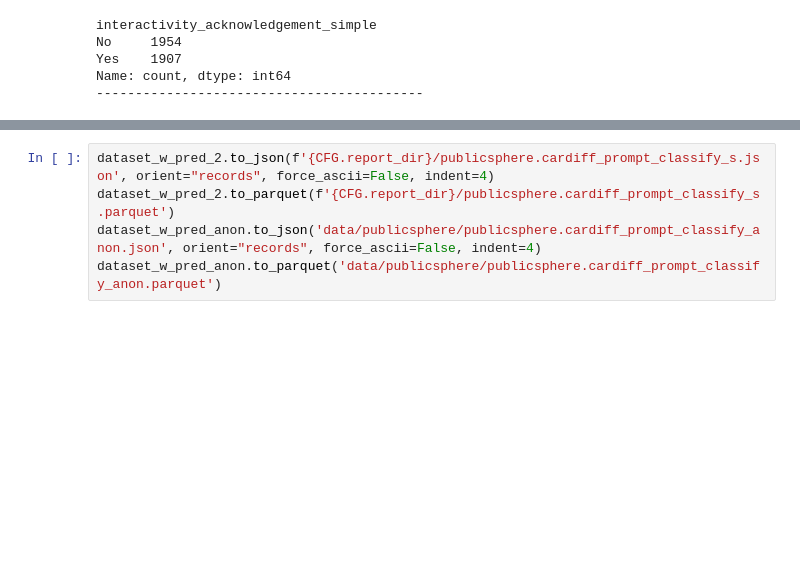
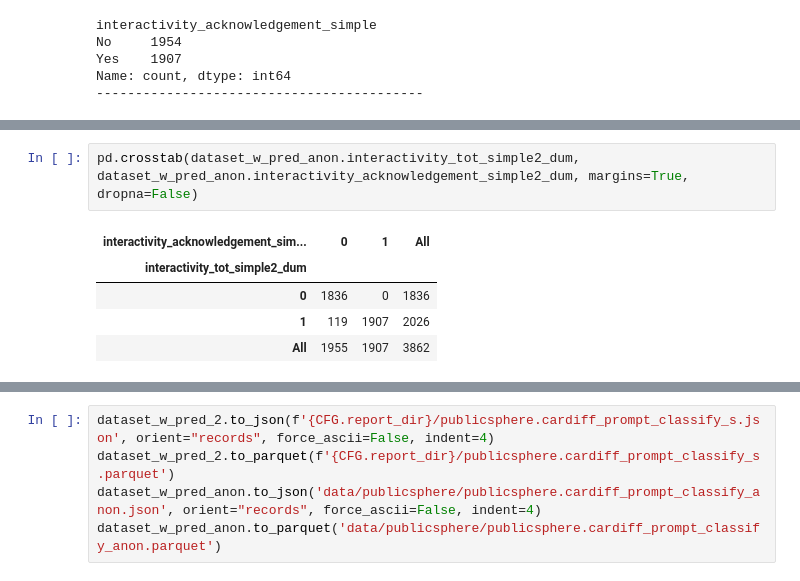
Before and after one commit to cl-trier/TWON-Exploration, a Jupyter notebook: 26--Classify PublicSphere-benchmark.ipynb, the cells around one changed output, grey strips where cells are left out. Drawn from its saved outputs; the diff is of its cells as text; blank space fills up the shorter version.

```diff
--- a/26--Classify PublicSphere-benchmark.ipynb
+++ b/26--Classify PublicSphere-benchmark.ipynb
@@ -999,0 +1095,8 @@ dataset_w_pred_anon.loc[:, 'interactivity_acknowledgement_simple2_dum'] = datase
+# %%
+pd.crosstab(dataset_w_pred_anon.interactivity_tot_simple2_dum, dataset_w_pred_anon.interactivity_acknowledgement_simple2_dum, margins=True, dropna=False)
+# %% [output]
+| interactivity_acknowledgement_sim... | 0 | 1 | All |
+| interactivity_tot_simple2_dum |  |  |  |
+| 0 | 1836 | 0 | 1836 |
+| 1 | 119 | 1907 | 2026 |
+| All | 1955 | 1907 | 3862 |
```
Also changed, not shown: parts of 19 cells of this notebook, 2 other files.
